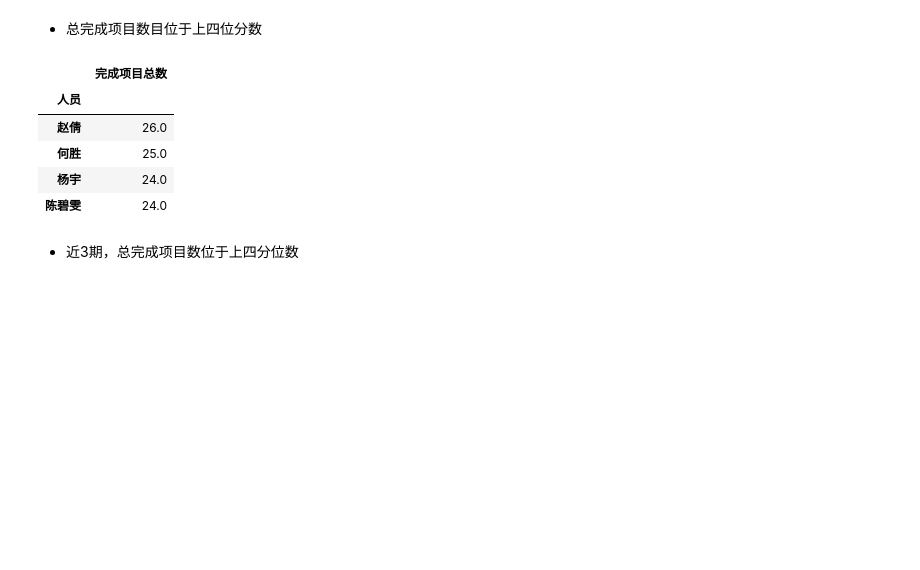
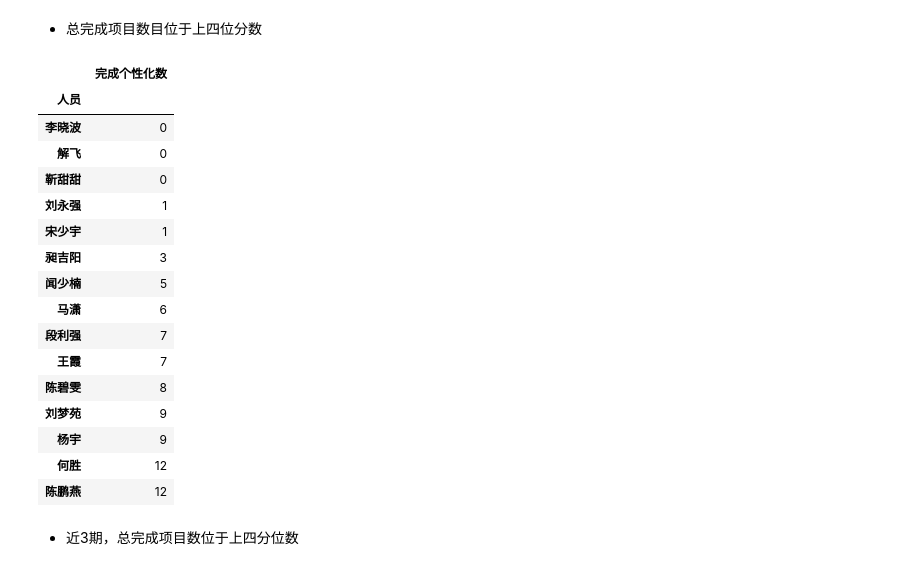
Before and after one commit to komais/chart, a Jupyter notebook: bin/chart/Analysis-2018-10-8.ipynb, the cells around one changed output. Cells and saved outputs as stored; diff of their text form; code cells hidden in the pictures; blank space fills up the shorter version.

```diff
--- a/bin/chart/Analysis-2018-10-8.ipynb
+++ b/bin/chart/Analysis-2018-10-8.ipynb
@@ -173,14 +181,25 @@ myModule.myPlot(ss.groupby('sum')).plot('line','月')
 # %% [markdown]
 * 总完成项目数目位于上四位分数
 # %%
-myModule.get_rank(all_df1 , '人员' ,'完成项目总数', quantile=0.8, compare='>' )
+myModule.get_rank(all_df1 , '人员' ,'完成个性化数', quantile=0.8, compare='<' )
 # %% [output]
-|  | 完成项目总数 |
+|  | 完成个性化数 |
 | 人员 |  |
-| 赵倩 | 26.0 |
-| 何胜 | 25.0 |
-| 杨宇 | 24.0 |
-| 陈碧雯 | 24.0 |
+| 李晓波 | 0 |
+| 解飞 | 0 |
+| 靳甜甜 | 0 |
+| 刘永强 | 1 |
+| 宋少宇 | 1 |
+| 昶吉阳 | 3 |
+| 闻少楠 | 5 |
+| 马潇 | 6 |
+| 段利强 | 7 |
+| 王霞 | 7 |
+| 陈碧雯 | 8 |
+| 刘梦苑 | 9 |
+| 杨宇 | 9 |
+| 何胜 | 12 |
+| 陈鹏燕 | 12 |
 # %% [markdown]
 * 近3期，总完成项目数位于上四分位数
 # %%
```
Also changed, not shown: parts of 8 cells of this notebook, 2 other files.
